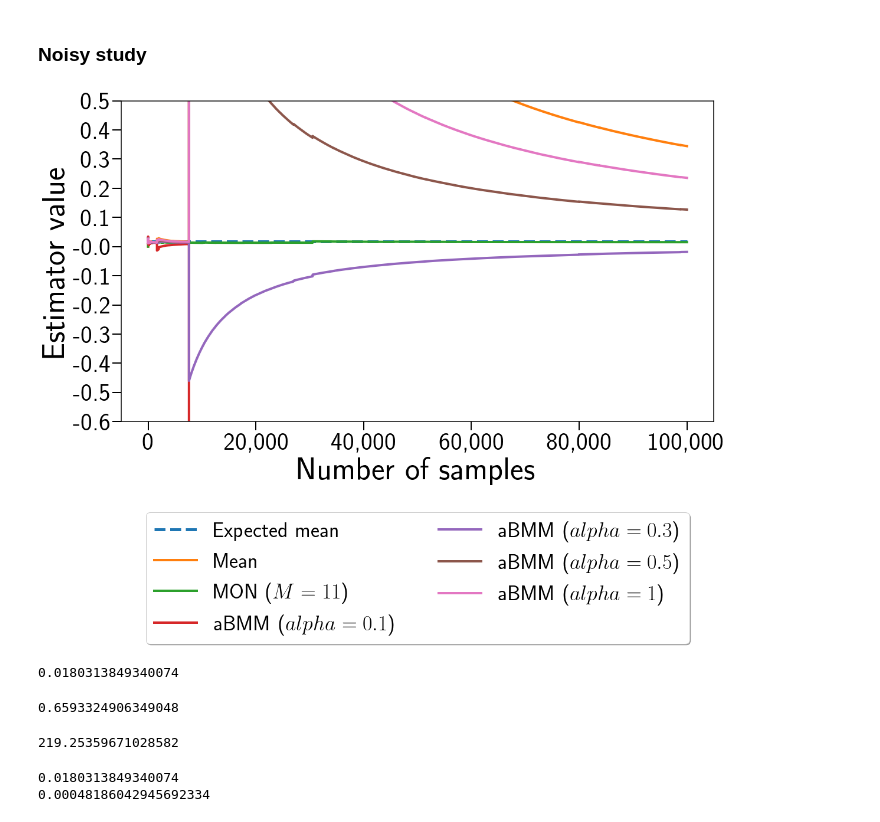
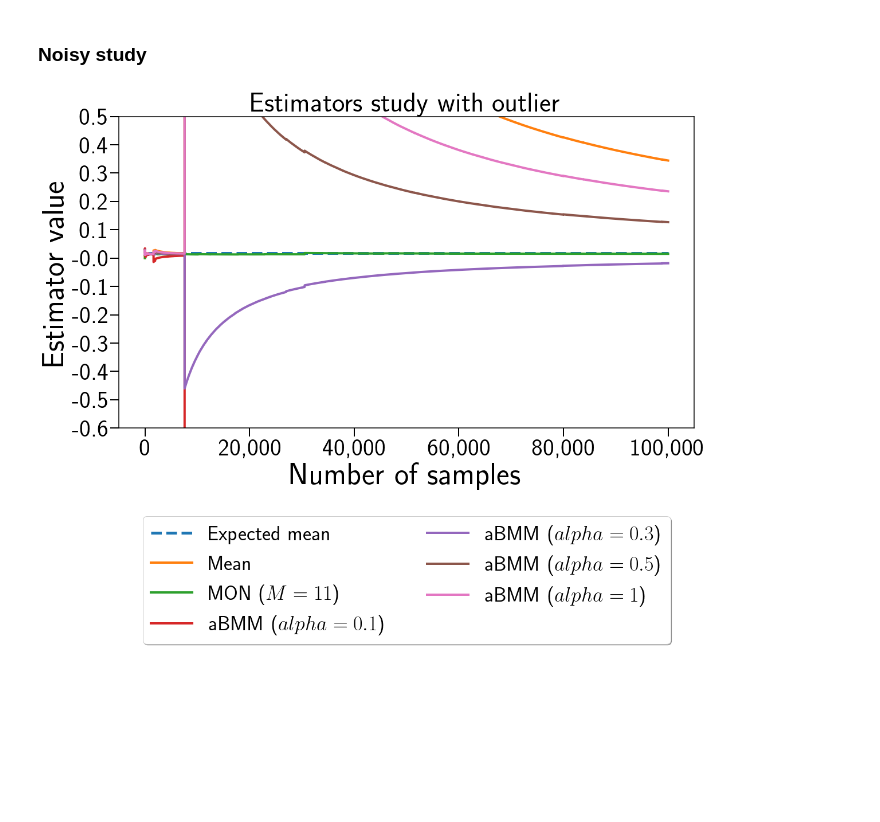
Before and after one commit to prise-3d/pbrt-v4, a Jupyter notebook: studies/aBMM-study.ipynb, the cells around one changed output. Drawn from its saved outputs; the diff is of its cells as text; code cells hidden in the pictures; blank space fills up the shorter version.

```diff
--- a/studies/aBMM-study.ipynb
+++ b/studies/aBMM-study.ipynb
@@ -266,32 +170,32 @@ plt.tick_params(axis='both', width=2, length=15)
 labels = ['R', 'G', 'B']
 
 plt.plot([0, 100000], [r_true_mean, r_true_mean], lw=5, label='Expected mean', linestyle="--")
 plt.plot(means, label='Mean', linewidth=4)
 plt.plot(MON_k11, label='MON ($M=11$)', linewidth=4)
 #plt.plot(GMON_k11, label=r'$G$-MON ($M=11$)', linewidth=4)
 #plt.plot(GDMON_k11, label=r'$D$-MON ($M=11$)', linewidth=4)
 plt.plot(aBMM_evolutions_a01, label=r'aBMM ($alpha=0.1$)', linewidth=4)
 plt.plot(aBMM_evolutions_a03, label=r'aBMM ($alpha=0.3$)', linewidth=4)
 plt.plot(aBMM_evolutions_a05, label=r'aBMM ($alpha=0.5$)', linewidth=4)
 plt.plot(aBMM_evolutions_a1, label=r'aBMM ($alpha=1$)', linewidth=4)
 #plt.plot(aBMM_evolutions_a01, label=r'aBMM ($alpha=0.1$)', linewidth=4)
 #plt.plot(GMON_k11, label=r'$G$-MON ($\alpha = 1 - G$)', linewidth=4)
 #plt.plot(GMON_k11_mid, label=r'$G$-MON ($\alpha = 0.5$)', linewidth=4)
 #plt.xlim(-1, 100)
 
 plt.xlabel("Number of samples")
 plt.ylabel(r"Estimator value")
 #plt.ylim(0, 0.15)
 #plt.xlim(-0.03, 6)
 plt.ylim(-0.5, 0.50)
-plt.legend()
+plt.title('Estimators study with outlier')
 plt.legend(loc='upper center', bbox_to_anchor=(0.5, -0.25), shadow=True, ncol=2)
 #plt.xticks(np.arange(-10, 15, step=5), np.arange(-10, 15, step=5))  # Set label locations.
 plt.xticks(np.arange(0, 120000, step=20000), display_high_number(np.arange(0, 120000, step=20000)))  # Set label locations.
 plt.yticks(np.arange(-0.6, 0.6, step=0.1), prepare_mode_data(np.arange(-0.6, 0.6, step=0.1)))
 #plt.xticks(fontsize=14)
 #plt.yticks(fontsize=14)
 plt.savefig("images/aBMM_comparisons_v2.png", transparent=False, bbox_inches = 'tight', pad_inches = 0.1)
 plt.show()
 # %% [output]
-[figure, old version]
+[figure, new version]
@@ -331,21 +216 @@ GDMON_k21 = [ alpha_dist_mon(m, 21, 1 - gini_data_k21[i]) for i, m in enumerate(
-# %%
-print(np.mean(data_filtered_rgb[0]))
-# %% [output]
-0.0180313849340074
-# %%
-print(np.std(data_filtered_rgb[0]))
-# %% [output]
-0.6593324906349048
-# %%
-print(stats.skew(data_filtered_rgb[0]))
-# %% [output]
-219.25359671028582
-# %%
-samples = data_filtered_rgb[0]
-alpha = 1
-print(np.mean(samples))
-print(((np.std(samples) / (len(samples) * alpha + 2)) * stats.skew(samples) / 3))
-# %% [output]
-0.0180313849340074
-0.00048186042945692334
 # %%
```
Also changed, not shown: parts of 36 cells of this notebook, 1 other file.
